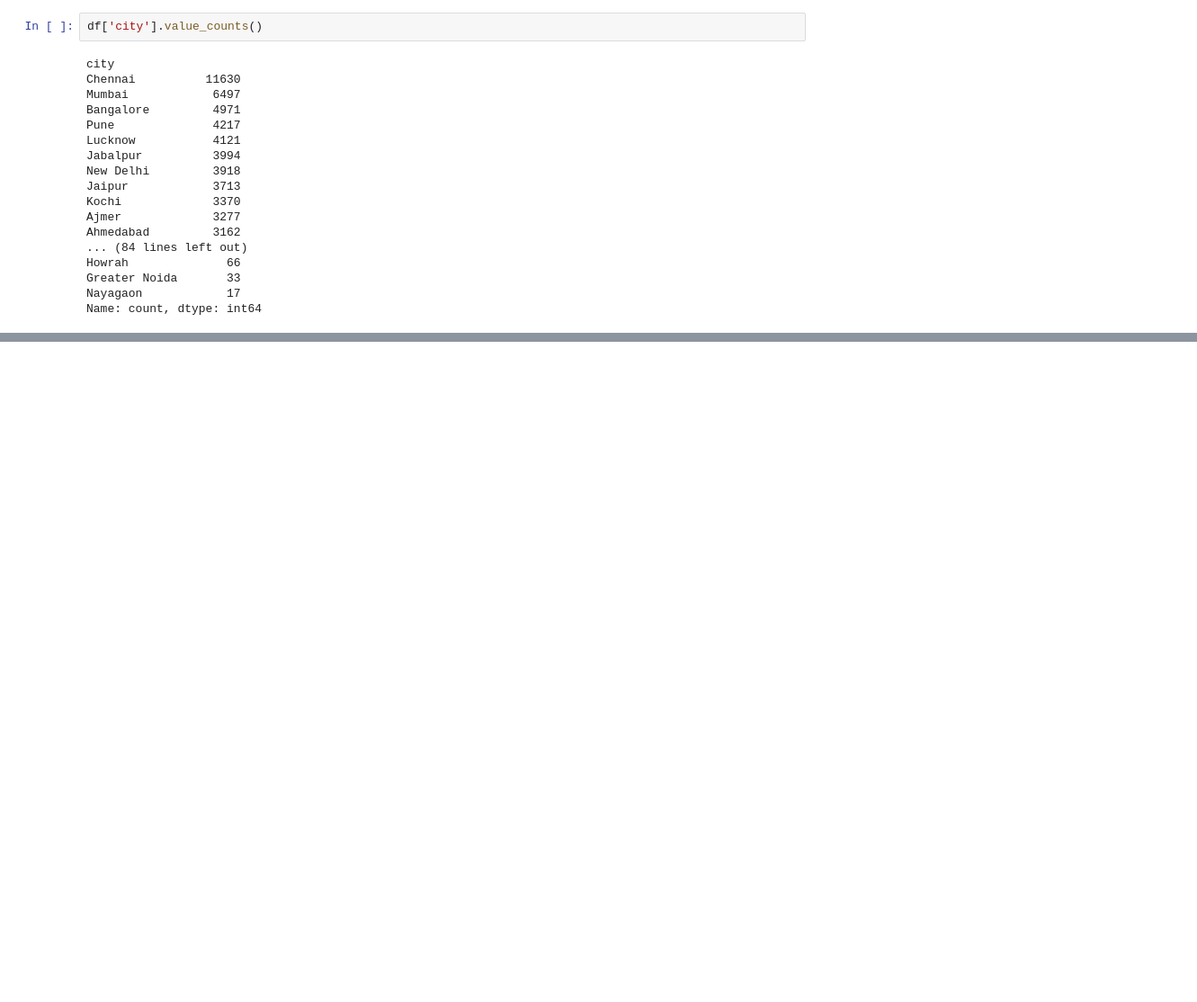
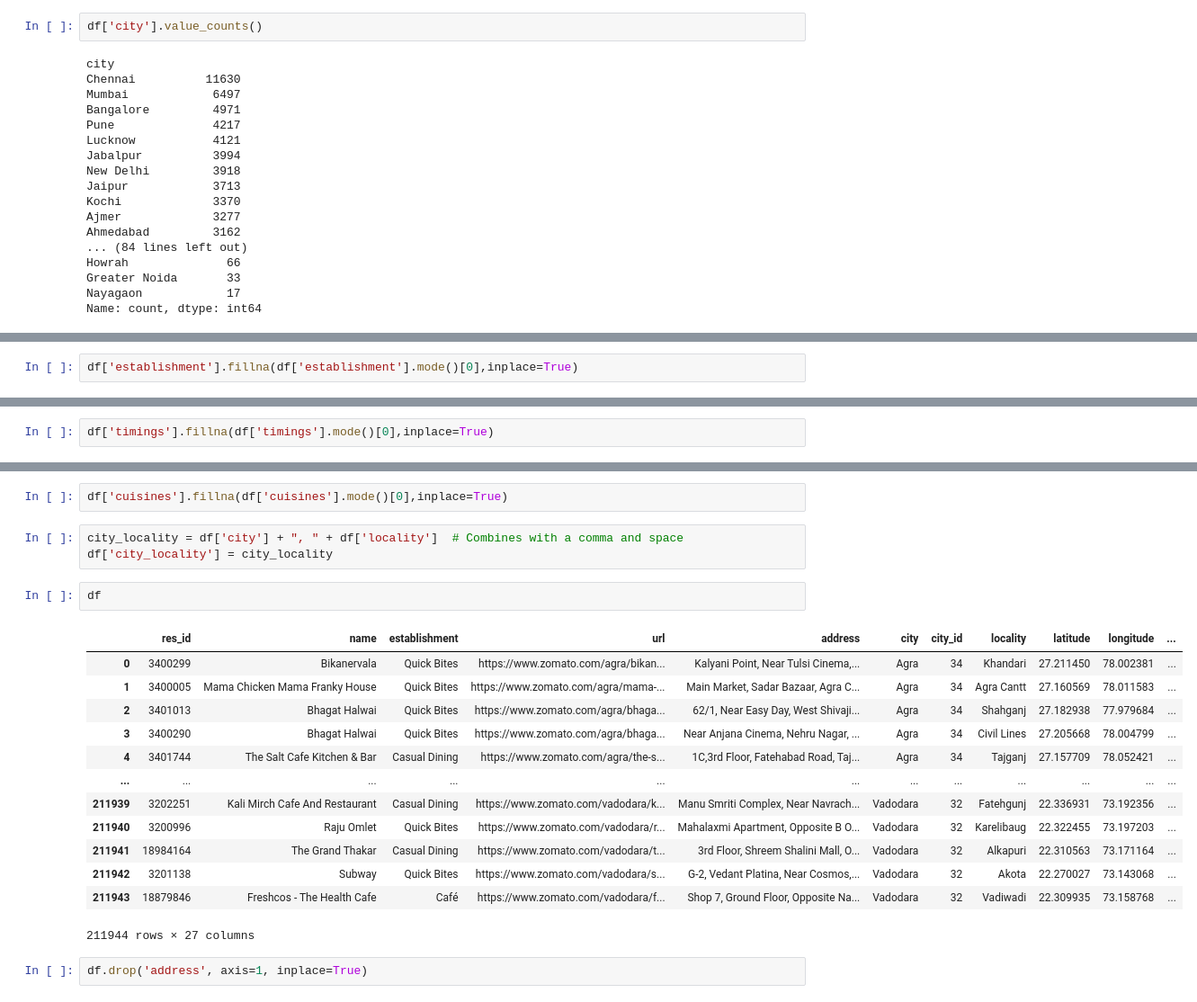
Before and after one commit to Avinash174/DataScience, a Jupyter notebook: python/project/zomato_eda.ipynb, the cells around one changed output, grey strips where cells are left out. Shown at 90% size. Saved outputs shown, nothing was run; the diff lists cells and outputs as text; blank space fills up the shorter version.

```diff
--- a/python/project/zomato_eda.ipynb
+++ b/python/project/zomato_eda.ipynb
@@ -183,0 +204,2 @@ Name: count, dtype: int64
+# %%
+df['establishment'].fillna(df['establishment'].mode()[0],inplace=True)
@@ -183,0 +226,2 @@ Name: count, dtype: int64
+# %%
+df['timings'].fillna(df['timings'].mode()[0],inplace=True)
@@ -183,0 +252,23 @@ Name: count, dtype: int64
+# %%
+df['cuisines'].fillna(df['cuisines'].mode()[0],inplace=True)
+# %%
+city_locality = df['city'] + ", " + df['locality']  # Combines with a comma and space
+df['city_locality'] = city_locality
+# %%
+df
+# %% [output]
+|  | res_id | name | establishment | url | address | city | city_id | locality | latitude | longitude | ... |
+| 0 | 3400299 | Bikanervala | Quick Bites | https://www.zomato.com/agra/bikan... | Kalyani Point, Near Tulsi Cinema,... | Agra | 34 | Khandari | 27.211450 | 78.002381 | ... |
+| 1 | 3400005 | Mama Chicken Mama Franky House | Quick Bites | https://www.zomato.com/agra/mama-... | Main Market, Sadar Bazaar, Agra C... | Agra | 34 | Agra Cantt | 27.160569 | 78.011583 | ... |
+| 2 | 3401013 | Bhagat Halwai | Quick Bites | https://www.zomato.com/agra/bhaga... | 62/1, Near Easy Day, West Shivaji... | Agra | 34 | Shahganj | 27.182938 | 77.979684 | ... |
+| 3 | 3400290 | Bhagat Halwai | Quick Bites | https://www.zomato.com/agra/bhaga... | Near Anjana Cinema, Nehru Nagar, ... | Agra | 34 | Civil Lines | 27.205668 | 78.004799 | ... |
+| 4 | 3401744 | The Salt Cafe Kitchen & Bar | Casual Dining | https://www.zomato.com/agra/the-s... | 1C,3rd Floor, Fatehabad Road, Taj... | Agra | 34 | Tajganj | 27.157709 | 78.052421 | ... |
+| ... | ... | ... | ... | ... | ... | ... | ... | ... | ... | ... | ... |
+| 211939 | 3202251 | Kali Mirch Cafe And Restaurant | Casual Dining | https://www.zomato.com/vadodara/k... | Manu Smriti Complex, Near Navrach... | Vadodara | 32 | Fatehgunj | 22.336931 | 73.192356 | ... |
+| 211940 | 3200996 | Raju Omlet | Quick Bites | https://www.zomato.com/vadodara/r... | Mahalaxmi Apartment, Opposite B O... | Vadodara | 32 | Karelibaug | 22.322455 | 73.197203 | ... |
+| 211941 | 18984164 | The Grand Thakar | Casual Dining | https://www.zomato.com/vadodara/t... | 3rd Floor, Shreem Shalini Mall, O... | Vadodara | 32 | Alkapuri | 22.310563 | 73.171164 | ... |
+| 211942 | 3201138 | Subway | Quick Bites | https://www.zomato.com/vadodara/s... | G-2, Vedant Platina, Near Cosmos,... | Vadodara | 32 | Akota | 22.270027 | 73.143068 | ... |
+| 211943 | 18879846 | Freshcos - The Health Cafe | Café | https://www.zomato.com/vadodara/f... | Shop 7, Ground Floor, Opposite Na... | Vadodara | 32 | Vadiwadi | 22.309935 | 73.158768 | ... |
+211944 rows × 27 columns
+# %%
+df.drop('address', axis=1, inplace=True)
```
Also changed, not shown: parts of 26 cells of this notebook.
